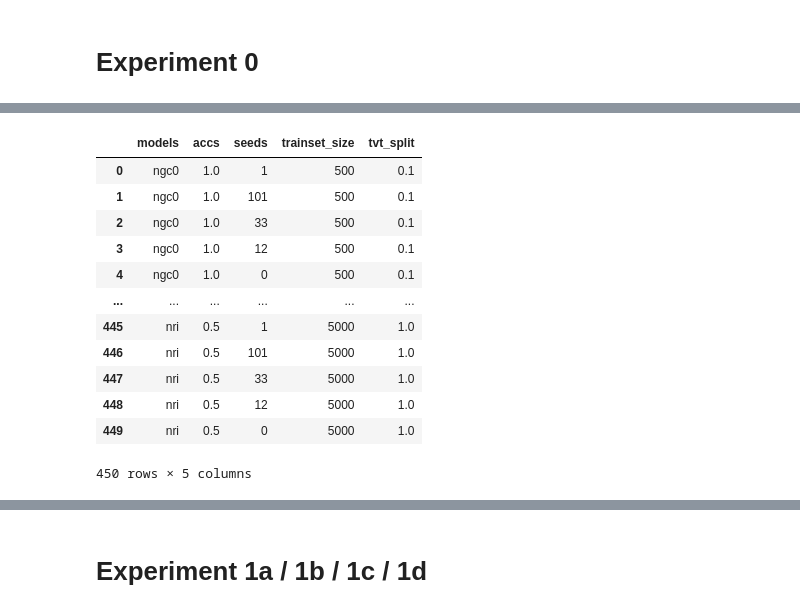
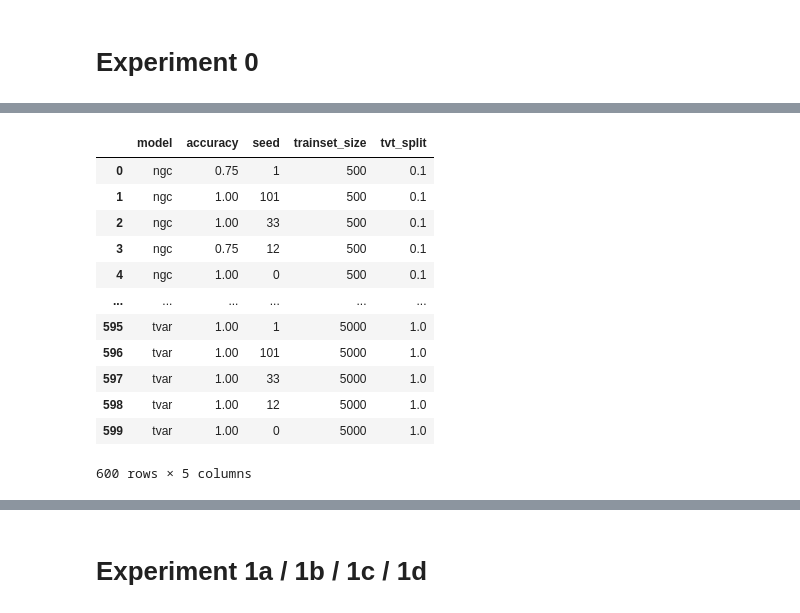
Before and after one commit to brunojerkovic/MasterThesis-1, a Jupyter notebook: ExtractJsonToCsv.ipynb, the cells around one changed output, grey strips where cells are left out. Cells and saved outputs as stored; diff of their text form; code cells hidden in the pictures.

```diff
--- a/ExtractJsonToCsv.ipynb
+++ b/ExtractJsonToCsv.ipynb
@@ -0,0 +10,17 @@
+# %%
+def accuracy(GC_est, GC_gt):
+    return sum(GC_est.ravel() == GC_gt.ravel()) / len(GC_est.ravel())
+
+def calculate_real_data_accuracy(GC_est, experiment_name):
+    global connections
+    # Get connections for this experiment
+    if experiment_name.startswith('6') or experiment_name.startswith('7'):
+        connections = {k:v for (k,v) in connections.items() if k.startswith('full_dataset')}
+    elif experiment_name.startswith('8'):
+        connections = {k:v for (k,v) in connections.items() if k.startswith('part_dataset')}
+    else:
+        raise FileNotFoundError("There is no connectivity matrix for this experiment.")
+
+    GC_est_np = np.array(GC_est)
+    accs = {connection_name+'_acc':accuracy(GC_est_np, connection) for (connection_name, connection) in connections.items()}
+    return accs
@@ -45,19 +73,37 @@ for i, result_file_ in enumerate(result_files):
+# %%
+import pandas as pd
+
+save_loaded_results = False
+# %%
+# Get data
+experiment = '0'
+attrs = [
+    ('experiment_config', 'model'),
+    ('model_results', 'accuracy'),
+    ('experiment_config', 'seed'),
+    ('experiment_config', 'trainset_size'),
+    ('experiment_config', 'tvt_split')
+]
+
+results = get_results(experiment, attrs)
 # %%
 # Save data in csv
-df_ = pd.DataFrame(data=results)
-df_.to_csv(f'results/{experiment}/processed_results_{experiment}.csv')
-df_
+df = pd.DataFrame(data=results)
+if save_loaded_results:
+    df.to_csv(f'results/{experiment}/processed_results_{experiment}.csv')
+    df = pd.read_csv(f'results/{experiment}/processed_results_{experiment}.csv', index_col='Unnamed: 0')
+df
 # %% [output]
-|  | models | accs | seeds | trainset_size | tvt_split |
-| 0 | ngc0 | 1.0 | 1 | 500 | 0.1 |
-| 1 | ngc0 | 1.0 | 101 | 500 | 0.1 |
-| 2 | ngc0 | 1.0 | 33 | 500 | 0.1 |
-| 3 | ngc0 | 1.0 | 12 | 500 | 0.1 |
-| 4 | ngc0 | 1.0 | 0 | 500 | 0.1 |
+|  | model | accuracy | seed | trainset_size | tvt_split |
+| 0 | ngc | 0.75 | 1 | 500 | 0.1 |
+| 1 | ngc | 1.00 | 101 | 500 | 0.1 |
+| 2 | ngc | 1.00 | 33 | 500 | 0.1 |
+| 3 | ngc | 0.75 | 12 | 500 | 0.1 |
+| 4 | ngc | 1.00 | 0 | 500 | 0.1 |
 | ... | ... | ... | ... | ... | ... |
-| 445 | nri | 0.5 | 1 | 5000 | 1.0 |
-| 446 | nri | 0.5 | 101 | 5000 | 1.0 |
-| 447 | nri | 0.5 | 33 | 5000 | 1.0 |
-| 448 | nri | 0.5 | 12 | 5000 | 1.0 |
-| 449 | nri | 0.5 | 0 | 5000 | 1.0 |
+| 595 | tvar | 1.00 | 1 | 5000 | 1.0 |
+| 596 | tvar | 1.00 | 101 | 5000 | 1.0 |
+| 597 | tvar | 1.00 | 33 | 5000 | 1.0 |
+| 598 | tvar | 1.00 | 12 | 5000 | 1.0 |
+| 599 | tvar | 1.00 | 0 | 5000 | 1.0 |
-450 rows × 5 columns
+600 rows × 5 columns
```
Also changed, not shown: parts of 35 cells of this notebook, 11 other files.
